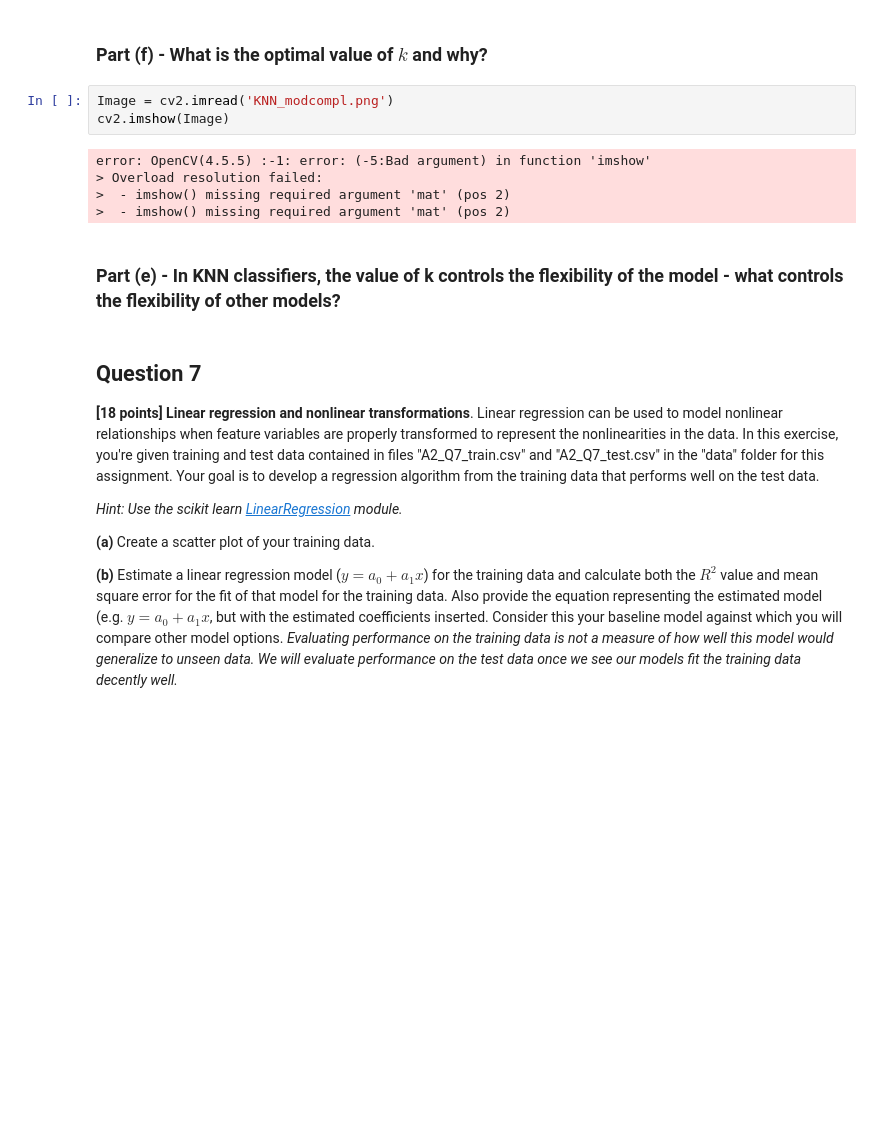
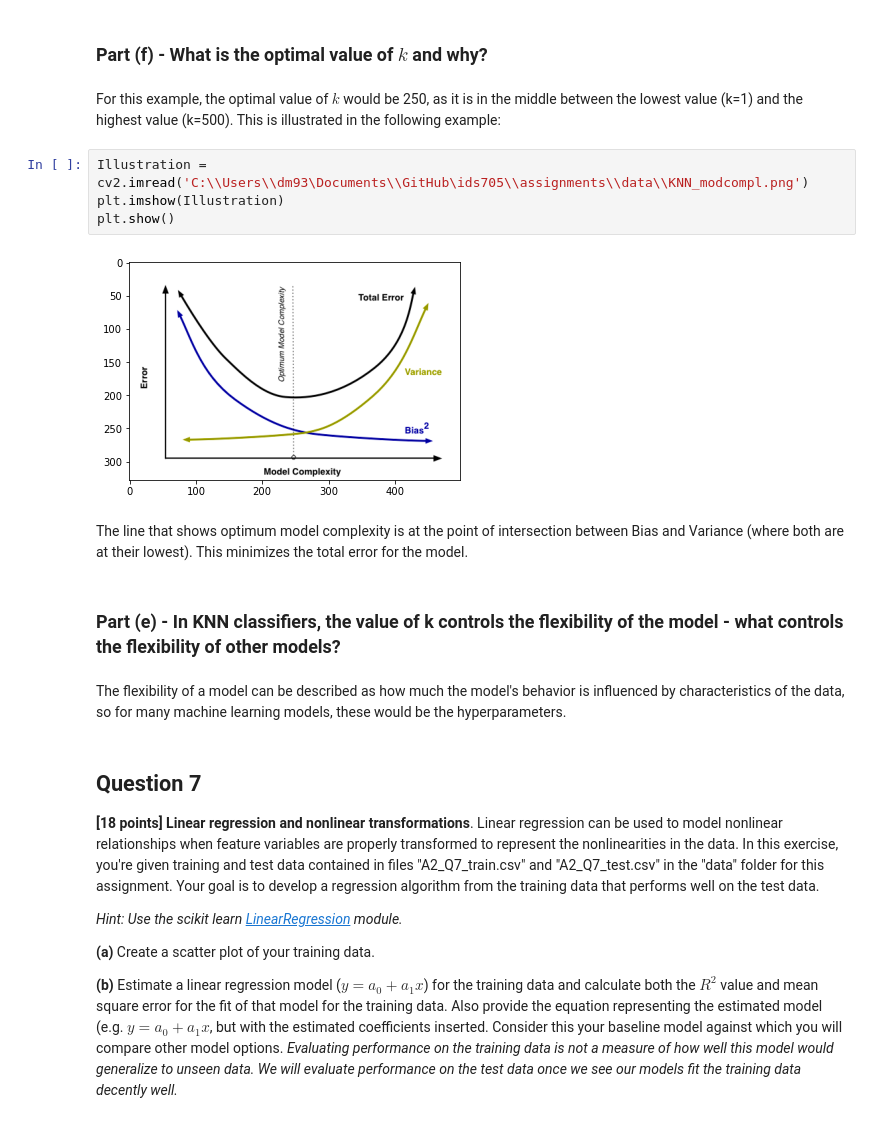
Before and after one commit to FR-Schwartz/ids705, a Jupyter notebook: assignments/Assignment_2_Fides Schwartz.ipynb, the cells around one changed output. Cells and saved outputs as stored; diff of their text form; blank space fills up the shorter version.

```diff
--- a/assignments/Assignment_2_Fides Schwartz.ipynb
+++ b/assignments/Assignment_2_Fides Schwartz.ipynb
@@ -979,16 +980,20 @@ If $k$ is low, the bias will also be low for the training set (e.g. $k$ = 1, bia
 If $k$ is high, conversely the bias will be high for the training set, but will produce a lower variance when applied to the test set.
 # %% [markdown]
 ### Part (f) - What is the optimal value of $k$ and why?
-# %%
-Image = cv2.imread('KNN_modcompl.png')
-cv2.imshow(Image)
-# %% [output]
-error: OpenCV(4.5.5) :-1: error: (-5:Bad argument) in function 'imshow'
-> Overload resolution failed:
->  - imshow() missing required argument 'mat' (pos 2)
->  - imshow() missing required argument 'mat' (pos 2)
+# %% [markdown]
+For this example, the optimal value of $k$ would be 250, as it is in the middle between the lowest value (k=1) and the highest value (k=500). This is illustrated in the following example:
+# %%
+Illustration = cv2.imread('C:\\Users\\dm93\Documents\\GitHub\ids705\\assignments\\data\\KNN_modcompl.png')
+plt.imshow(Illustration)
+plt.show()
+# %% [output]
+[figure, added]
+# %% [markdown]
+The line that shows optimum model complexity is at the point of intersection between Bias and Variance (where both are at their lowest). This minimizes the total error for the model.
 # %% [markdown]
 ### Part (e) - In KNN classifiers, the value of k controls the flexibility of the model - what controls the flexibility of other models?
+# %% [markdown]
+The flexibility of a model can be described as how much the model's behavior is influenced by characteristics of the data, so for many machine learning models, these would be the hyperparameters.
 # %% [markdown]
 ## Question 7
 **[18 points] Linear regression and nonlinear transformations**. Linear regression can be used to model nonlinear relationships when feature variables are properly transformed to represent the nonlinearities in the data. In this exercise, you're given training and test data contained in files "A2_Q7_train.csv" and "A2_Q7_test.csv" in the "data" folder for this assignment. Your goal is to develop a regression algorithm from the training data that performs well on the test data.
```
Also changed, not shown: parts of 25 cells of this notebook.
